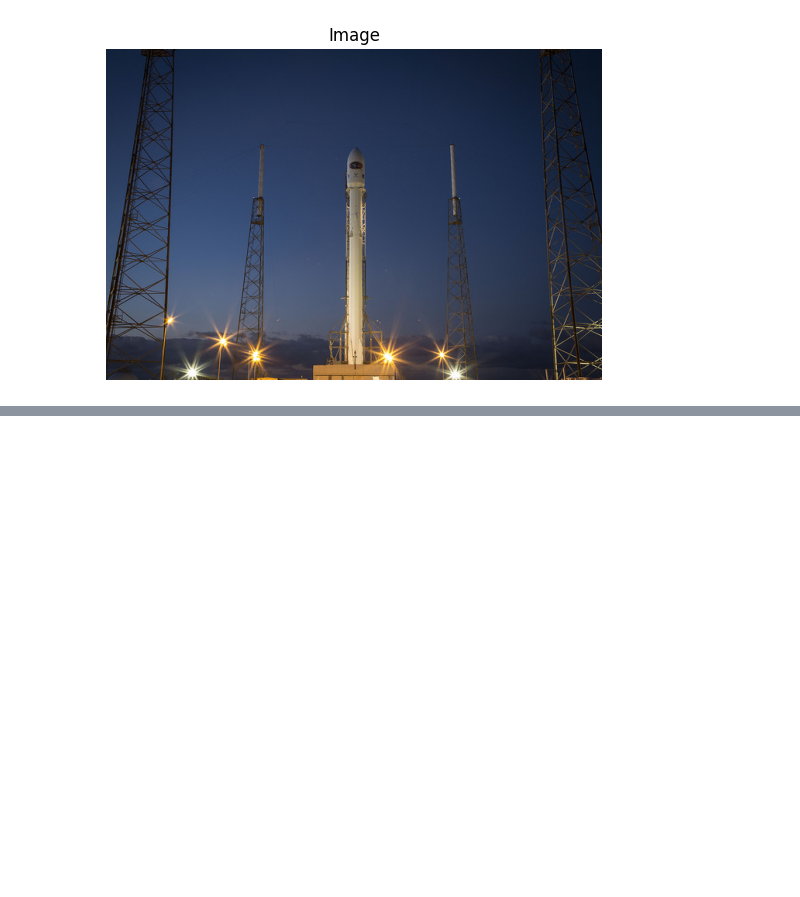
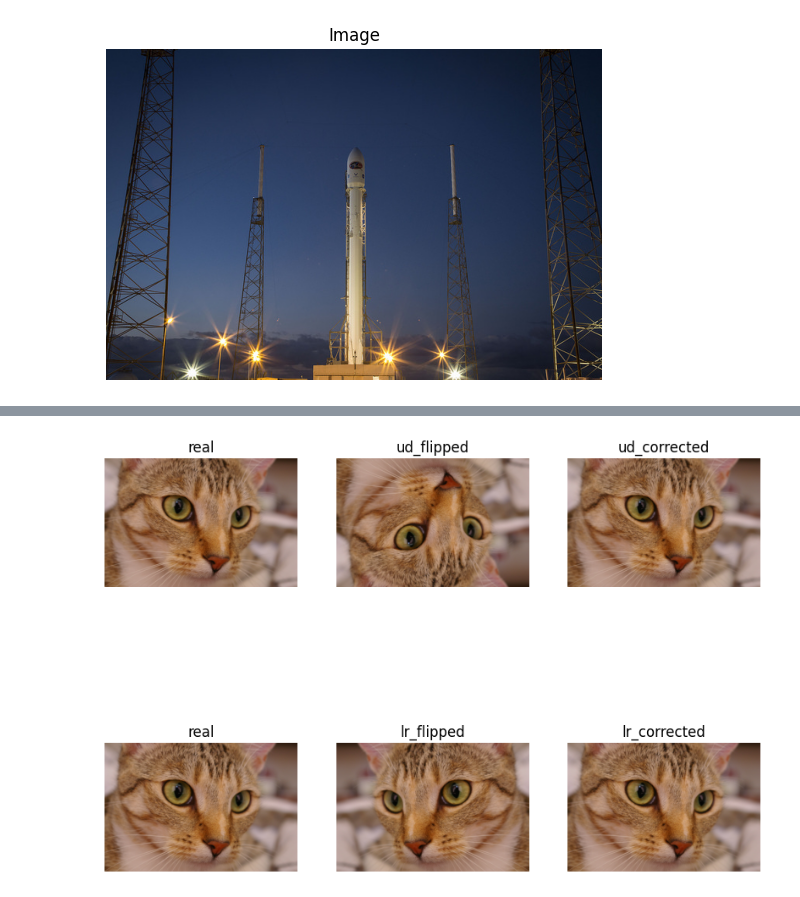
Before and after one commit to prabin-7/image_processing_python_v1, a Jupyter notebook: intro_1.ipynb, the cells around one changed output, grey strips where cells are left out. Saved outputs shown, nothing was run; the diff lists cells and outputs as text; code cells hidden in the pictures; blank space fills up the shorter version.

```diff
--- a/intro_1.ipynb
+++ b/intro_1.ipynb
@@ -21,0 +56,19 @@ show_image(rocket_image)
+# %%
+real = data.chelsea()
+# %%
+ud = np.flipud(data.chelsea())
+lr = np.fliplr(data.chelsea())
+cud = np.flipud(ud)
+clr = np.fliplr(lr)
+# %%
+fig2, ax = plt.subplots(2,3, figsize = (10,8))
+
+show_img_fig(real, ax[0,0], title = 'real')
+show_img_fig(ud, ax[0,1], title = 'ud_flipped')
+show_img_fig(cud, ax[0,2], title = 'ud_corrected')
+show_img_fig(real, ax[1,0], title = 'real')
+show_img_fig(lr, ax[1,1], title = 'lr_flipped')
+show_img_fig(clr, ax[1,2], title = 'lr_corrected')
+plt.show()
+# %% [output]
+[figure, added]
```
Also changed, not shown: parts of 6 cells of this notebook, 2 other files.
